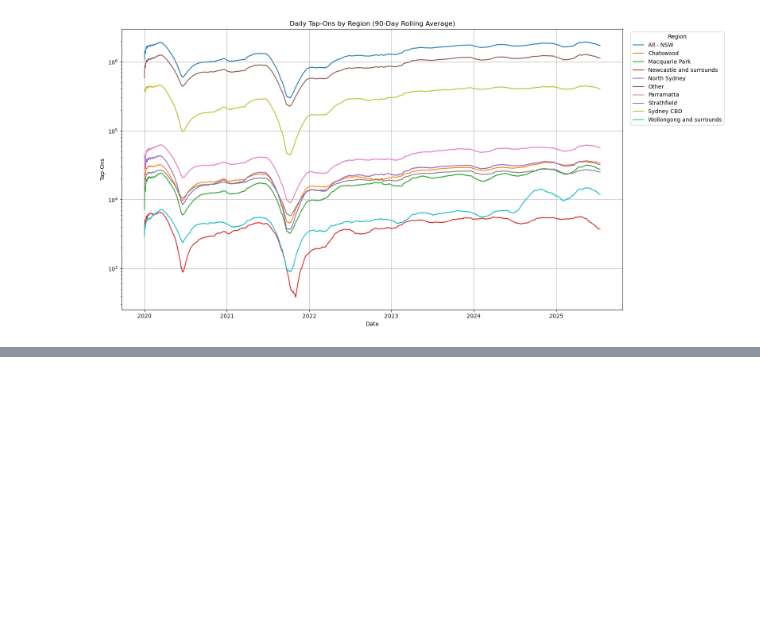
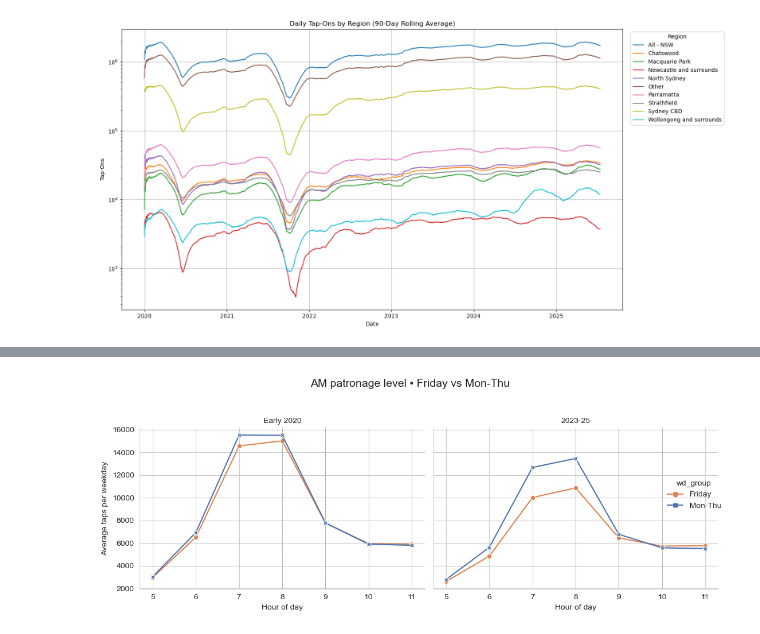
Before and after one commit to devilshadow04/nsw-friday-commute-analysis, a Jupyter notebook: WDAC_2025_data/report/notebook.ipynb, the cells around one changed output, grey strips where cells are left out. Cells and saved outputs as stored; diff of their text form; code cells hidden in the pictures; blank space fills up the shorter version.

```diff
--- a/WDAC_2025_data/report/notebook.ipynb
+++ b/WDAC_2025_data/report/notebook.ipynb
@@ -134,0 +256,47 @@ plt.show()
+# %%
+df['dow'] = df['trip_origin_date'].dt.dayofweek
+
+df['era'] = np.select(
+        [df['trip_origin_date'] <  '2020-03-01',
+         df['trip_origin_date'] >= '2023-01-01'],
+        ['pre', 'post'],
+        default=np.nan
+    )
+df = df[df['era'].notna()]
+
+# 1. keep AM window 05-11 and weekdays only
+morning = df[(df['dow'] <= 4) & df['tap_hour'].between(5, 11)].copy()
+
+# 2. map weekday group + era label (nice names)
+morning['wd_group']   = np.where(morning['dow'] == 4, 'Friday', 'Mon-Thu')
+morning['era_label']  = morning['era'].map({'pre':'Early 2020', 'post':'2023-25'})
+
+# 3. average taps per hour per weekday (so eras with more weeks don’t dominate)
+hourly_avg = (morning
+              .groupby(['era_label','wd_group','tap_hour'], as_index=False)
+              ['Tap_Ons'].mean())
+
+# 4. facet line plot
+sns.set_style('whitegrid')
+g = sns.relplot(
+    data   = hourly_avg,
+    x      = 'tap_hour',
+    y      = 'Tap_Ons',
+    hue    = 'wd_group', style='wd_group',
+    kind   = 'line', markers=True, dashes=False,
+    col    = 'era_label', col_order=['Early 2020','2023-25'],
+    height = 4, aspect = 1.25,
+    palette = {'Mon-Thu':'#4c72b0', 'Friday':'#dd8452'}
+)
+
+g.set_axis_labels('Hour of day', 'Average taps per weekday')
+g.set_titles('{col_name}')
+for ax in g.axes.flat:                         # reference lines
+    for h in (8, 9, 10):
+        ax.axvline(h, ls='--', lw=0.7, c='grey', alpha=0.4)
+
+plt.suptitle('AM patronage level • Friday vs Mon-Thu', y=1.05, fontsize=14)
+plt.tight_layout()
+plt.show()
+# %% [output]
+[figure, added]
```
Also changed, not shown: parts of 9 cells of this notebook.
